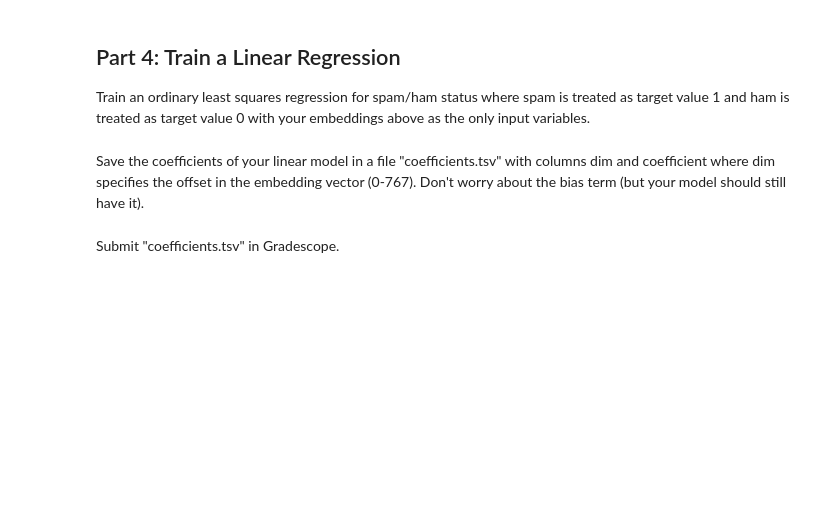
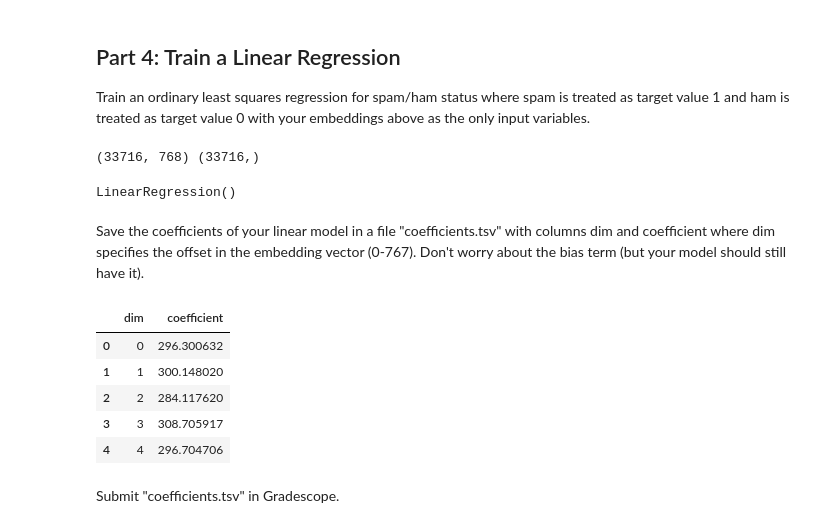
Before and after one commit to tlevash23/AIinField, a Jupyter notebook: project.ipynb, the cells around one changed output. Drawn from its saved outputs; the diff is of its cells as text; code cells hidden in the pictures; blank space fills up the shorter version.

```diff
--- a/project.ipynb
+++ b/project.ipynb
@@ -160,3 +229,24 @@ Train an ordinary least squares regression for spam/ham status where spam is tre
+# %%
+# YOUR CHANGES HERE
+import numpy as np
+from sklearn.linear_model import LinearRegression
+
+# convert back to numeric
+X = np.vstack([
+    json.loads(vec) for vec in embeddings_df["embedding_vector_json"]
+])
+
+# convert labels spam  1, ham  0
+y = (enron_spam_data["Spam/Ham"] == "spam").astype(int).values
+
+print(X.shape, y.shape)  # n_samples, 768, n_samples
+
+# train
+model = LinearRegression()
+model.fit(X, y)
+# %% [output]
+(33716, 768) (33716,)
+LinearRegression()
 # %% [markdown]
 Save the coefficients of your linear model in a file "coefficients.tsv" with columns dim and coefficient where dim specifies the offset in the embedding vector (0-767).
 Don't worry about the bias term (but your model should still have it).
@@ -167,3 +253,24 @@ Don't worry about the bias term (but your model should still have it).
+# %%
+# YOUR CHANGES HERE
+
+# extract coefficients
+coeffs = model.coef_   # shape 768
+
+coeff_df = pd.DataFrame({
+    "dim": np.arange(len(coeffs)),
+    "coefficient": coeffs
+})
+
+coeff_df.to_csv("coefficients.tsv", sep="\t", index=False)
+
+coeff_df.head()
+# %% [output]
+|  | dim | coefficient |
+| 0 | 0 | 296.300632 |
+| 1 | 1 | 300.148020 |
+| 2 | 2 | 284.117620 |
+| 3 | 3 | 308.705917 |
+| 4 | 4 | 296.704706 |
 # %% [markdown]
 Submit "coefficients.tsv" in Gradescope.
 # %% [markdown]
```
Also changed, not shown: parts of 15 cells of this notebook, 2 other files.
